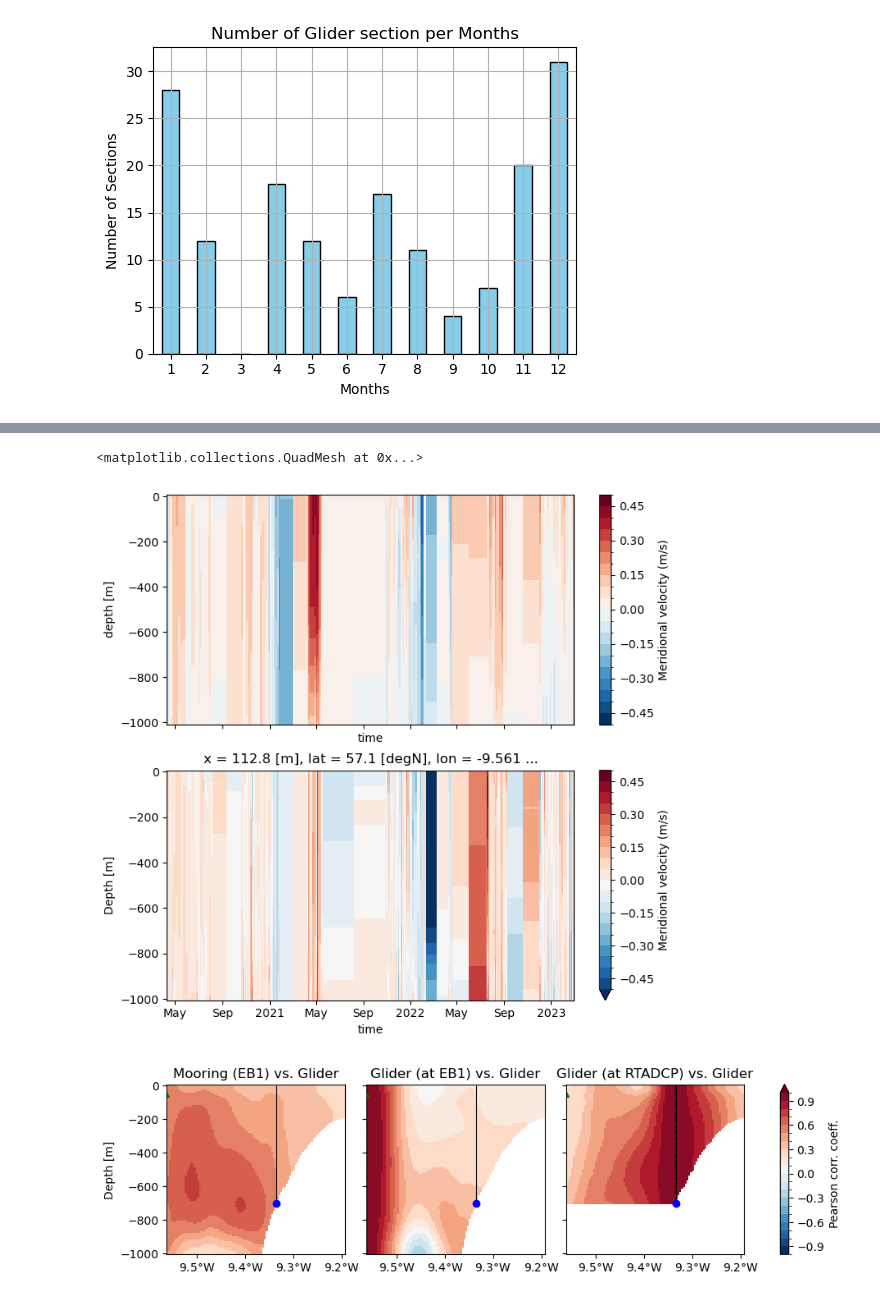
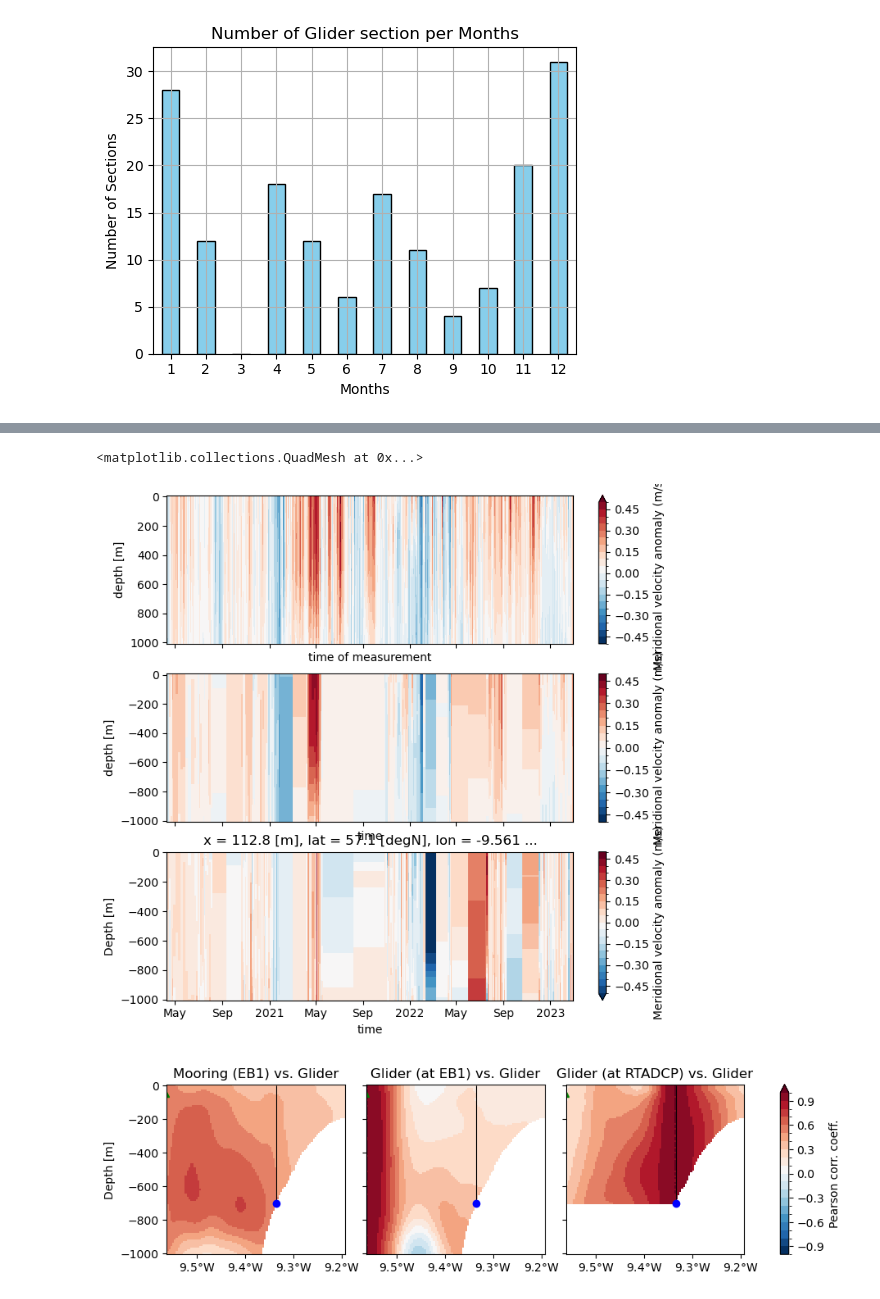
Before and after one commit to ScotMarPhys/Rockall_Trough_Transports, a Jupyter notebook: notebooks/2.3_compare_eof_tools.ipynb, the cells around one changed output, grey strips where cells are left out. Drawn from its saved outputs; the diff is of its cells as text; code cells hidden in the pictures.

```diff
--- a/notebooks/2.3_compare_eof_tools.ipynb
+++ b/notebooks/2.3_compare_eof_tools.ipynb
@@ -502,15 +487,17 @@ Coordinates:
 # %%
 kwargs = {"cmap": "RdBu_r", "vmin": -.5, "vmax": .5,"levels":21,
-          "cbar_kwargs": {"label": "Meridional velocity (m/s)"}}
-fig,axs = plt.subplots(2,1,sharex=True,figsize=(8,8))
+          "cbar_kwargs": {"label": "Meridional velocity anomaly (m/s)"}}
+fig,axs = plt.subplots(3,1,sharex=True,figsize=(8,8))
 ax = axs[0]
+(v_RTEB1).sel(depth=slice(None,1000)).plot(ax=ax, x='TIME',**kwargs,yincrease=False)
+ax = axs[1]
 (v_RTEB1_resampled).sel(depth=slice(None,-1000)).plot(ax=ax, x='time',**kwargs)
-ax = axs[1]
+ax = axs[2]
 (ds_glider.vcur).sel(lon=ds_RT_loc.lon_RTEB,method='nearest'
                          ).plot(ax=ax, x='time',**kwargs)
 # %% [output]
 <matplotlib.collections.QuadMesh at 0x...>
-[figure, old version]
+[figure, new version]
 # %%
 v_EB1_A = (v_RTEB1_resampled-v_RTEB1_resampled.mean('time')).interp(depth=test_vcur.depth)
 kwargs = {"cmap": "RdBu_r", "vmin": -1, "vmax": 1,"levels":21,"cbar_kwargs": {"label": "Pearson corr. coeff."}}
```
Also changed, not shown: parts of 5 cells of this notebook, 7 other files.
